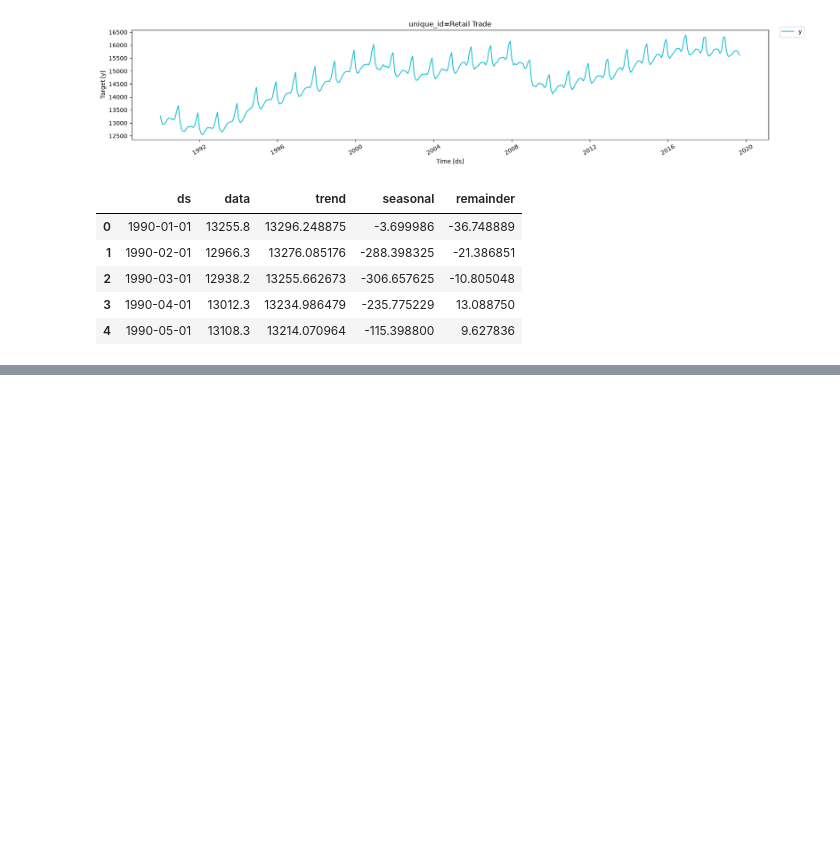
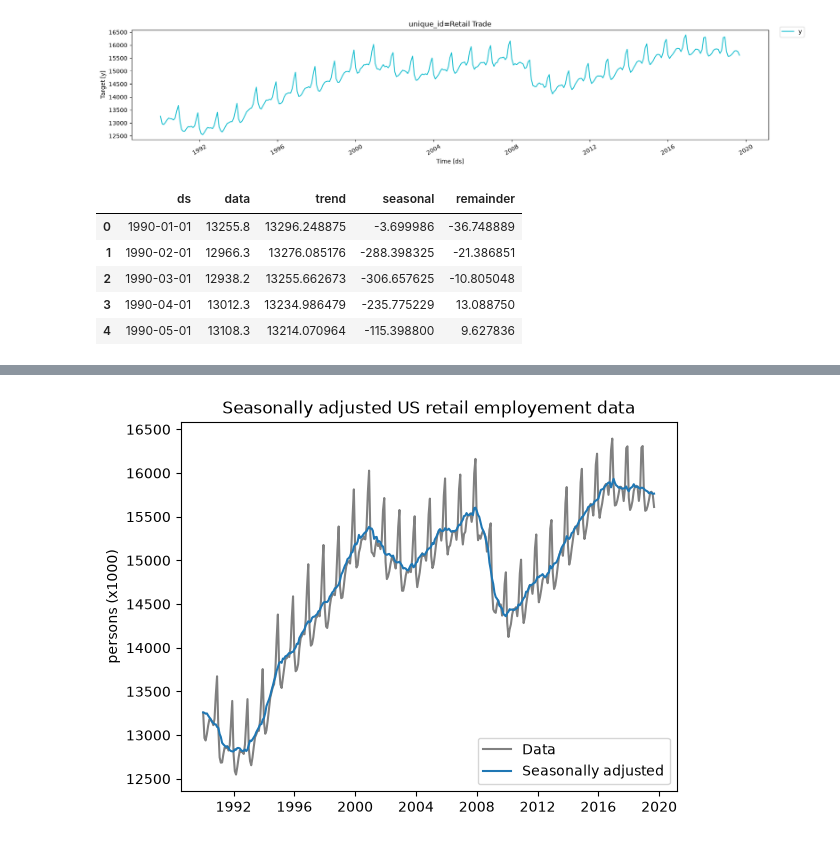
Before and after one commit to DinithBJayalath/ms-time-series, a Jupyter notebook: fpp-book/graphing.ipynb, the cells around one changed output, grey strips where cells are left out. Cells and saved outputs as stored; diff of their text form; code cells hidden in the pictures; blank space fills up the shorter version.

```diff
--- a/fpp-book/graphing.ipynb
+++ b/fpp-book/graphing.ipynb
@@ -141,0 +166,13 @@ dcmp.head()
+# %%
+dcmp = dcmp.assign(adj=lambda x : x["data"] - x["seasonal"])
+fig, ax  =plt.subplots()
+sns.lineplot(data=dcmp, x="ds", y="data", color="gray", label="Data")
+sns.lineplot(data=dcmp, x="ds", y="adj", label="Seasonally adjusted")
+ax.set(
+    title="Seasonally adjusted US retail employement data",
+    xlabel="",
+    ylabel="persons (x1000)"
+)
+plt.show()
+# %% [output]
+[figure, added]
```
Also changed, not shown: parts of 2 cells of this notebook.
